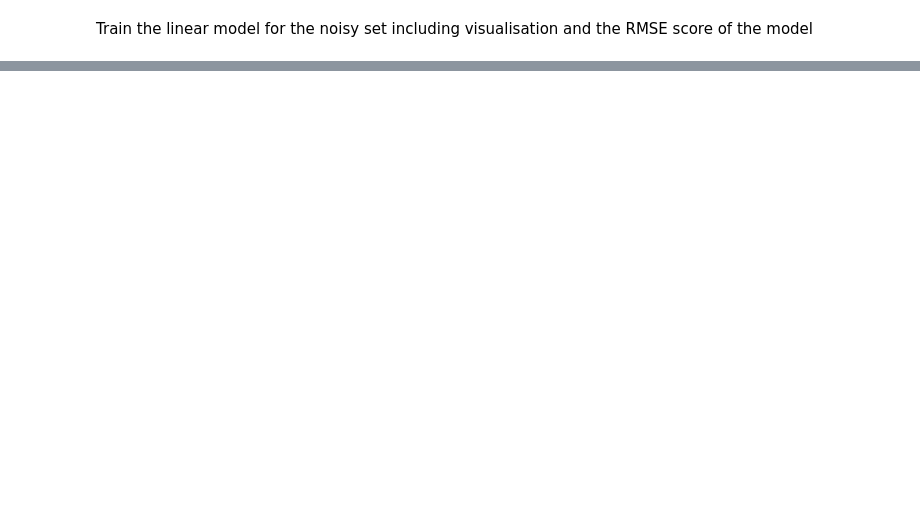
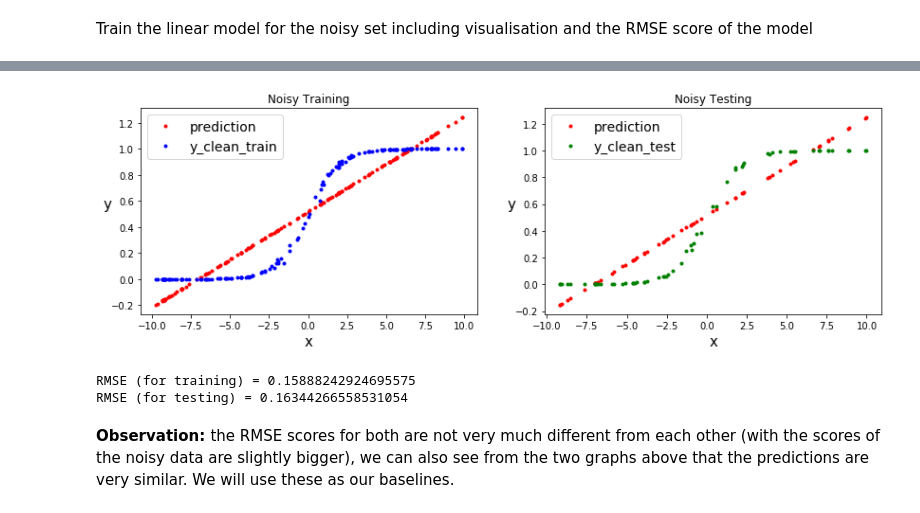
Before and after one commit to NathanDang97/DSCI225-Applied-Machine-Learning, a Jupyter notebook: Lab3/Dang-lab3.ipynb, the cells around one changed output, grey strips where cells are left out. Saved outputs shown, nothing was run; the diff lists cells and outputs as text; code cells hidden in the pictures; blank space fills up the shorter version.

```diff
--- a/Lab3/Dang-lab3.ipynb
+++ b/Lab3/Dang-lab3.ipynb
@@ -149,0 +115,13 @@ for i in range(2, 6):
+# %%
+y_noisy_train_predict, y_noisy_test_predict, rmse_noisy_train, rmse_noisy_test = linear_reg(X_noisy_train, y_noisy_train, X_noisy_test, y_noisy_test)
+plot_train_eval(X_noisy_train, y_noisy_train, y_noisy_train_predict, X_noisy_test, y_noisy_test, y_noisy_test_predict, "Noisy Training", "Noisy Testing")
+# %% [output]
+[figure, added]
+# %%
+print("RMSE (for training) =", rmse_noisy_train)
+print("RMSE (for testing) =", rmse_noisy_test)
+# %% [output]
+RMSE (for training) = 0.15888242924695575
+RMSE (for testing) = 0.16344266558531054
+# %% [markdown]
+<b>Observation: </b> the RMSE scores for both are not very much different from each other (with the scores of the noisy data are slightly bigger), we can also see from the two graphs above that the predictions are very similar. We will use these as our baselines.
```
Also changed, not shown: parts of 62 cells of this notebook.
